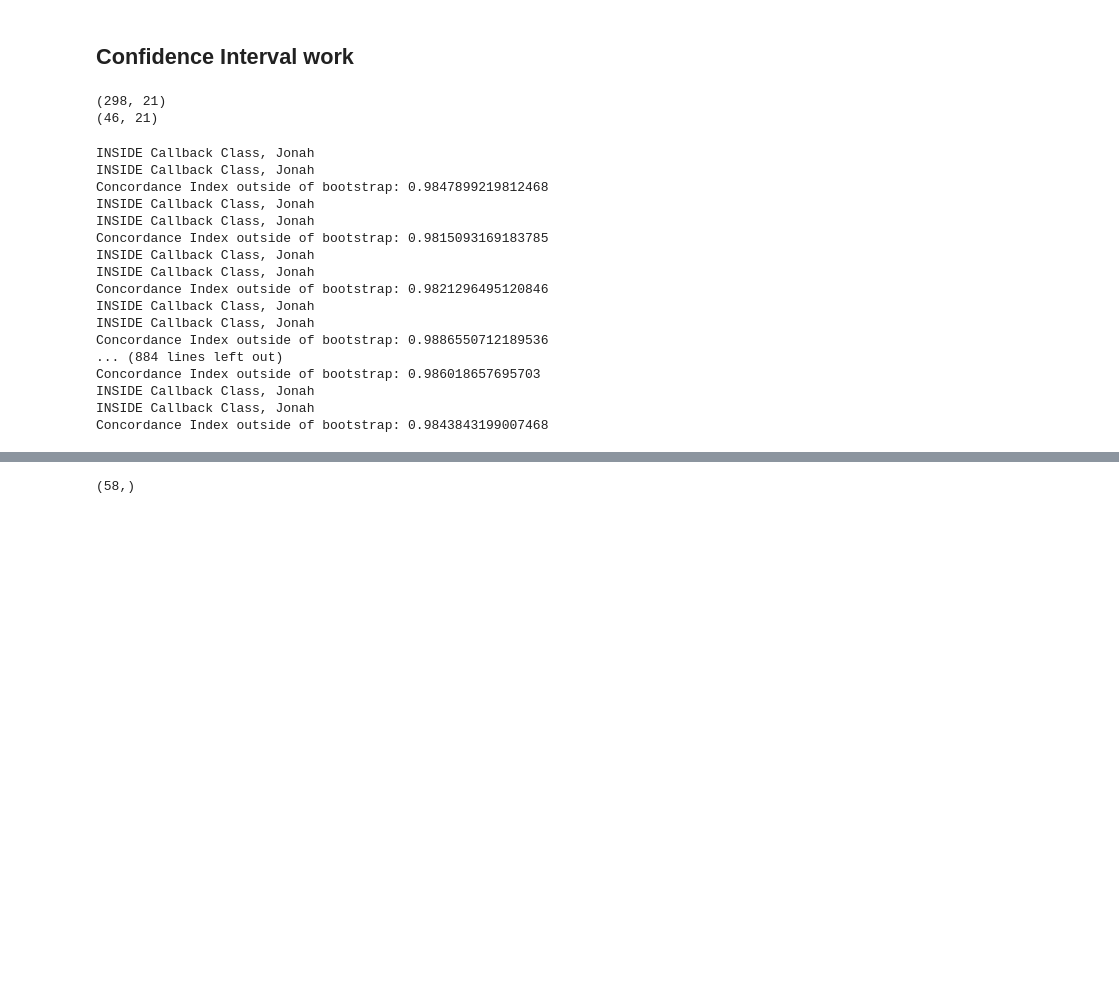
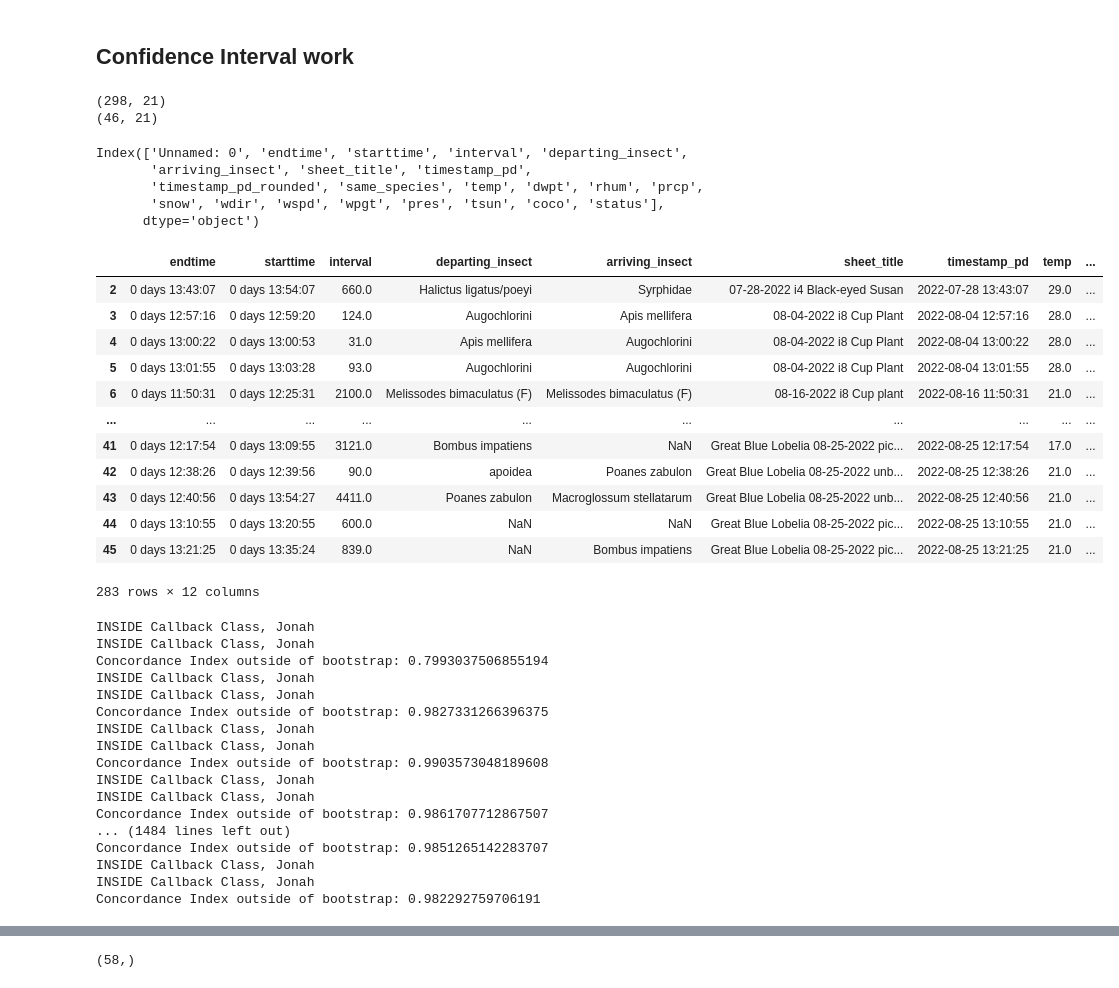
Before and after one commit to puckybreg/Native-Bee-Thesis, a Jupyter notebook: src/pycox_introduction_example.ipynb, the cells around one changed output, grey strips where cells are left out. Saved outputs shown, nothing was run; the diff lists cells and outputs as text; code cells hidden in the pictures; blank space fills up the shorter version.

```diff
--- a/pycox_introduction_example.ipynb
+++ b/src/pycox_introduction_example.ipynb
@@ -33,9 +33,34 @@ interval_and_weather_merged = import_and_shape_data()
 
 # remove events with length larger than 5000
 interval_and_weather_merged = interval_and_weather_merged[(interval_and_weather_merged['interval'] <= 5000)]
+interval_and_weather_merged.columns
 # %% [output]
 (298, 21)
 (46, 21)
+Index(['Unnamed: 0', 'endtime', 'starttime', 'interval', 'departing_insect',
+       'arriving_insect', 'sheet_title', 'timestamp_pd',
+       'timestamp_pd_rounded', 'same_species', 'temp', 'dwpt', 'rhum', 'prcp',
+       'snow', 'wdir', 'wspd', 'wpgt', 'pres', 'tsun', 'coco', 'status'],
+      dtype='object')
+# %%
+interval_and_weather_merged_dropped = interval_and_weather_merged.drop(columns=['Unnamed: 0', 'timestamp_pd_rounded', 'rhum', 'prcp',
+       'snow', 'wdir', 'wpgt', 'tsun', 'pres', 'same_species'])
+filter_df = interval_and_weather_merged_dropped[interval_and_weather_merged_dropped['departing_insect'] != "Insecta"]
+filter_df
+# %% [output]
+|  | endtime | starttime | interval | departing_insect | arriving_insect | sheet_title | timestamp_pd | temp | ... |
+| 2 | 0 days 13:43:07 | 0 days 13:54:07 | 660.0 | Halictus ligatus/poeyi | Syrphidae | 07-28-2022 i4 Black-eyed Susan | 2022-07-28 13:43:07 | 29.0 | ... |
+| 3 | 0 days 12:57:16 | 0 days 12:59:20 | 124.0 | Augochlorini | Apis mellifera | 08-04-2022 i8 Cup Plant | 2022-08-04 12:57:16 | 28.0 | ... |
+| 4 | 0 days 13:00:22 | 0 days 13:00:53 | 31.0 | Apis mellifera | Augochlorini | 08-04-2022 i8 Cup Plant | 2022-08-04 13:00:22 | 28.0 | ... |
+| 5 | 0 days 13:01:55 | 0 days 13:03:28 | 93.0 | Augochlorini | Augochlorini | 08-04-2022 i8 Cup Plant | 2022-08-04 13:01:55 | 28.0 | ... |
+| 6 | 0 days 11:50:31 | 0 days 12:25:31 | 2100.0 | Melissodes bimaculatus (F) | Melissodes bimaculatus (F) | 08-16-2022 i8 Cup plant | 2022-08-16 11:50:31 | 21.0 | ... |
+| ... | ... | ... | ... | ... | ... | ... | ... | ... | ... |
+| 41 | 0 days 12:17:54 | 0 days 13:09:55 | 3121.0 | Bombus impatiens | NaN | Great Blue Lobelia 08-25-2022 pic... | 2022-08-25 12:17:54 | 17.0 | ... |
+| 42 | 0 days 12:38:26 | 0 days 12:39:56 | 90.0 | apoidea | Poanes zabulon | Great Blue Lobelia 08-25-2022 unb... | 2022-08-25 12:38:26 | 21.0 | ... |
+| 43 | 0 days 12:40:56 | 0 days 13:54:27 | 4411.0 | Poanes zabulon | Macroglossum stellatarum | Great Blue Lobelia 08-25-2022 unb... | 2022-08-25 12:40:56 | 21.0 | ... |
+| 44 | 0 days 13:10:55 | 0 days 13:20:55 | 600.0 | NaN | NaN | Great Blue Lobelia 08-25-2022 pic... | 2022-08-25 13:10:55 | 21.0 | ... |
+| 45 | 0 days 13:21:25 | 0 days 13:35:24 | 839.0 | NaN | Bombus impatiens | Great Blue Lobelia 08-25-2022 pic... | 2022-08-25 13:21:25 | 21.0 | ... |
+283 rows × 12 columns
 # %%
 def get_median_survival_time(predicted_surv_times, less_than_value):
     # Find the index of the first value that is less than 0.5
@@ -82,27 +107,28 @@ def run_full_process(input_df):
 
 num_samples = len(interval_and_weather_merged)
 statistics = []
-for x in range(300):
-    bootstrap_sample = interval_and_weather_merged.sample(n=num_samples, replace=True, random_state=42)
+for x in range(500):
+    bootstrap_sample = interval_and_weather_merged.sample(n=num_samples, replace=True)
+    # print(bootstrap_sample['departing_insect'])
     statistics.append(run_full_process(bootstrap_sample))
 # %% [output]
 INSIDE Callback Class, Jonah
 INSIDE Callback Class, Jonah
-Concordance Index outside of bootstrap: 0.9847899219812468
+Concordance Index outside of bootstrap: 0.7993037506855194
 INSIDE Callback Class, Jonah
 INSIDE Callback Class, Jonah
-Concordance Index outside of bootstrap: 0.9815093169183785
+Concordance Index outside of bootstrap: 0.9827331266396375
 INSIDE Callback Class, Jonah
 INSIDE Callback Class, Jonah
-Concordance Index outside of bootstrap: 0.9821296495120846
+Concordance Index outside of bootstrap: 0.9903573048189608
 INSIDE Callback Class, Jonah
 INSIDE Callback Class, Jonah
-Concordance Index outside of bootstrap: 0.9886550712189536
-... (884 lines left out)
-Concordance Index outside of bootstrap: 0.986018657695703
+Concordance Index outside of bootstrap: 0.9861707712867507
+... (1484 lines left out)
+Concordance Index outside of bootstrap: 0.9851265142283707
 INSIDE Callback Class, Jonah
 INSIDE Callback Class, Jonah
-Concordance Index outside of bootstrap: 0.9843843199007468
+Concordance Index outside of bootstrap: 0.982292759706191
 # %%
 # Calculate the desired confidence level
 confidence_level = 0.95
```
Also changed, not shown: parts of 5 cells of this notebook, 8 other files.
